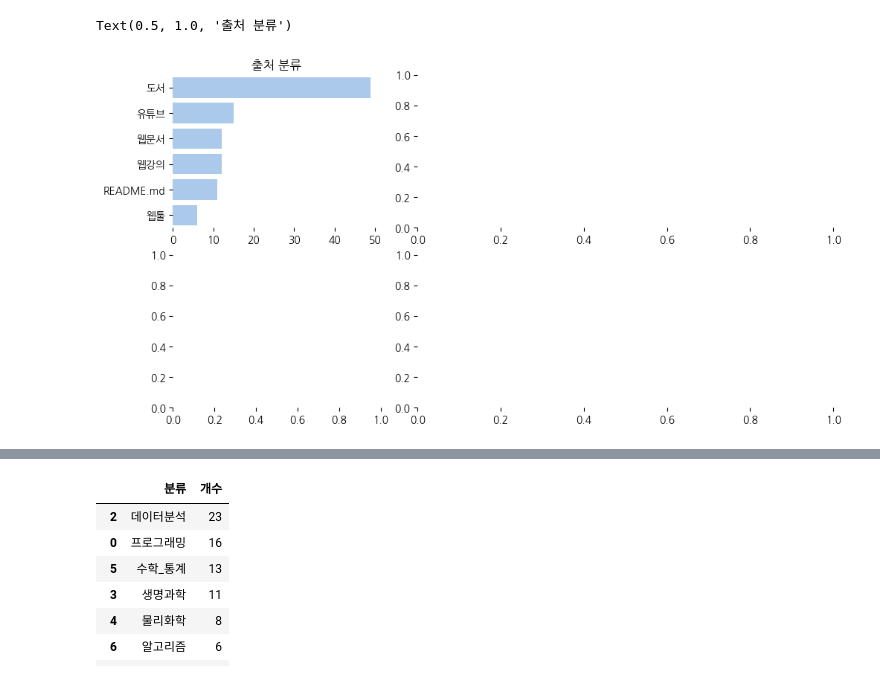
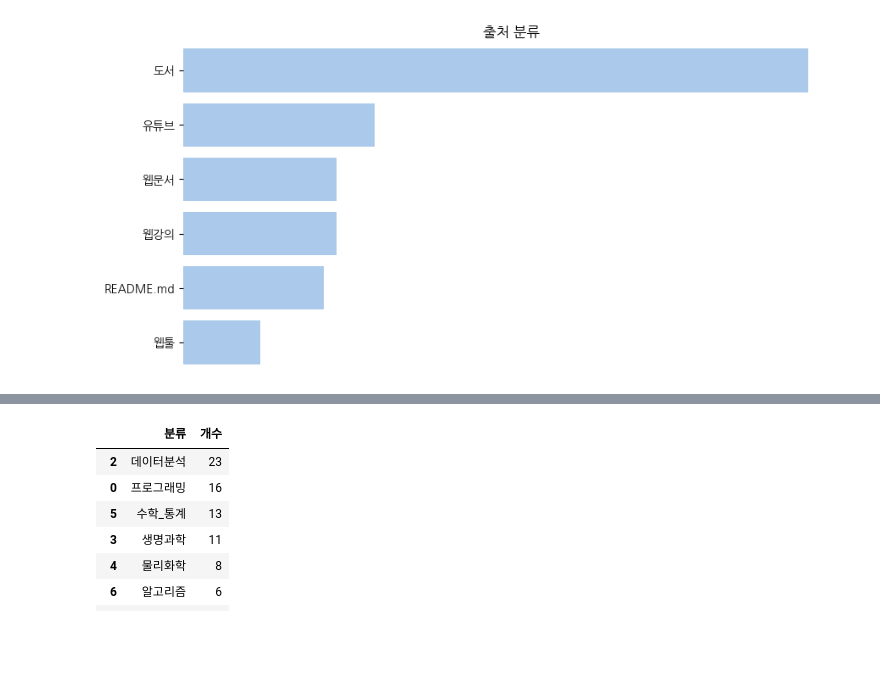
Before and after one commit to Song-Juntae/references, a Jupyter notebook: reference.ipynb, the cells around one changed output, grey strips where cells are left out. Cells and saved outputs as stored; diff of their text form; code cells hidden in the pictures; blank space fills up the shorter version.

```diff
--- a/reference.ipynb
+++ b/reference.ipynb
@@ -27,5 +27,6 @@ for path, subdirs, files in os.walk(나의_과학기술):
 
 df_reference = pd.DataFrame(list_reference, columns=['분류','내용','경로'])
 df_reference['용량'] = [os.path.getsize(i) for i in df_reference['경로']]
+df_reference['출처분류'] = df_reference['내용'].apply(lambda x: x.split('_')[0])
 df_reference
 # %% [output]
@@ -69,23 +119,16 @@ df_reference_정리
 # %%
-plt.close('all')
-
-fig = plt.figure(layout="constrained",figsize=(10, 5))
-
-axd = fig.subplot_mosaic(
-    '''
-    abb
-    cdd
-    '''
-)
+f, ax = plt.subplots(
+    figsize=(10, 5)
+    )
 
 df_분류 = pd.DataFrame(Counter([i.split('_')[0] for i in df_reference['내용']]).most_common(20), columns=['분류', '개수'])
 
 sns.set_color_codes("pastel")
-sns.barplot(x="개수", y="분류", data=df_분류, color="b", legend=False, ax=axd['a'])
+sns.barplot(x="개수", y="분류", data=df_분류, color="b", legend=False, ax=ax)
 sns.despine(left=True, bottom=True)
-axd['a'].set_xlabel(xlabel="", visible=False)
-axd['a'].set_ylabel(ylabel="", visible=False);
-axd['a'].set_title('출처 분류')
+ax.set_xlabel(xlabel="", visible=False)
+ax.set_ylabel(ylabel="", visible=False)
+ax.set_xticks([])
+ax.set_title('출처 분류');
 # %% [output]
-Text(0.5, 1.0, '출처 분류')
-[figure, old version]
+[figure, new version]
```
Also changed, not shown: parts of 5 cells of this notebook.
